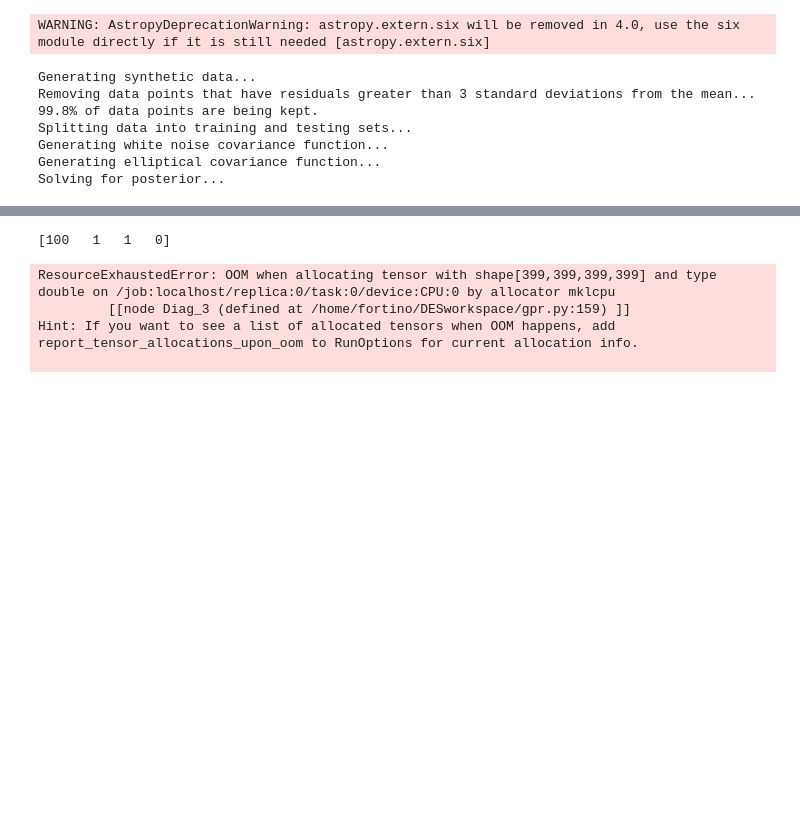
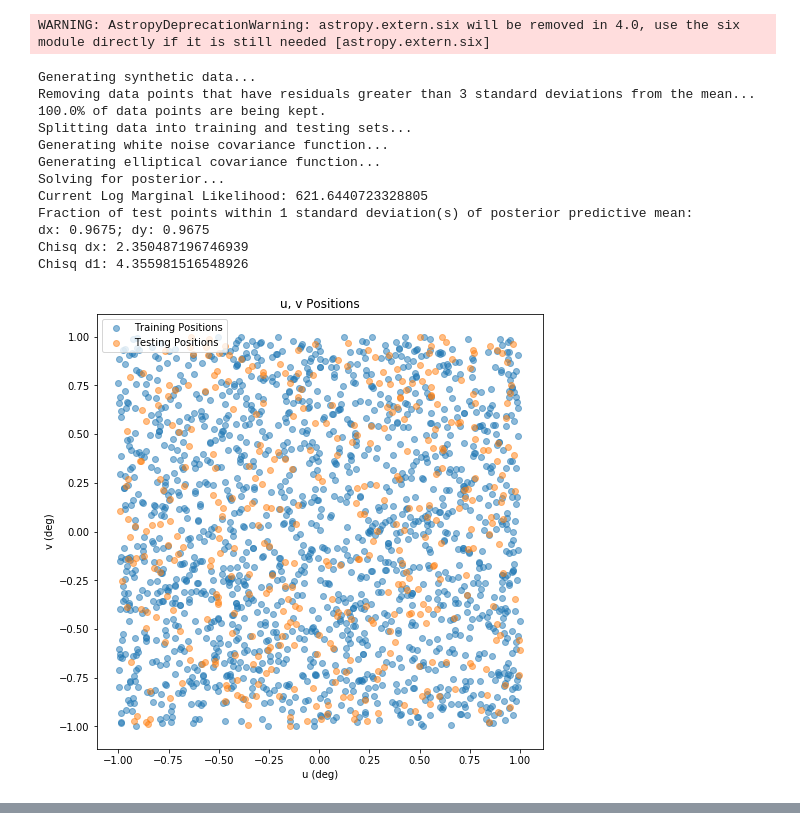
Before and after one commit to FoxFortino/DESworkspace, a Jupyter notebook: GPR_Tensorflow.ipynb, the cells around one changed output, grey strips where cells are left out. Cells and saved outputs as stored; diff of their text form; code cells hidden in the pictures; blank space fills up the shorter version.

```diff
--- a/GPR_Tensorflow.ipynb
+++ b/GPR_Tensorflow.ipynb
@@ -10,18 +10,25 @@ WARNING: AstropyDeprecationWarning: astropy.extern.six will be removed in 4.0, u
 # %%
 thetaS = np.array([250, 0.1, 0.4, np.pi/6])
 
-GP = gpr.GPR(verbose=True, random_state=0, tensor=True)
+GP = gpr.GPR(verbose=True, random_state=0, tensor=False)
 # GP.extract_exposure('/data4/paper/fox/DES/austinFull.fits', 500)
-GP.gen_synthetic_data(500, thetaS)
+GP.gen_synthetic_data(2000, thetaS)
 GP.remove_outliers(3)
 GP.split_data(0.20)
 GP.white_cov()
 GP.fit(thetaS)
+GP.summary()
 # %% [output]
 Generating synthetic data...
 Removing data points that have residuals greater than 3 standard deviations from the mean...
-99.8% of data points are being kept.
+100.0% of data points are being kept.
 Splitting data into training and testing sets...
 Generating white noise covariance function...
 Generating elliptical covariance function...
 Solving for posterior...
+Current Log Marginal Likelihood: 621.6440723328805
+Fraction of test points within 1 standard deviation(s) of posterior predictive mean:
+dx: 0.9675; dy: 0.9675
+Chisq dx: 2.350487196746939
+Chisq d1: 4.355981516548926
+[figure, added]
@@ -37,12 +50,6 @@ GP.verbose = False
 bounds = np.array([(1, 1e3), (1e-3, 100), (1e-3, 100), (-np.inf, np.inf)])
 theta0 = np.array([100, 1, 1, 0])
 
-LML(theta0)
+# LML(theta0)
-# %% [output]
-[100   1   1   0]
-ResourceExhaustedError: OOM when allocating tensor with shape[399,399,399,399] and type double on /job:localhost/replica:0/task:0/device:CPU:0 by allocator mklcpu
-         [[node Diag_3 (defined at /home/fortino/DESworkspace/gpr.py:159) ]]
-Hint: If you want to see a list of allocated tensors when OOM happens, add report_tensor_allocations_upon_oom to RunOptions for current allocation info.
-
 # %%
 result = minimize(LML, theta0, method='L-BFGS-B', bounds=bounds, options={'eps': 0.01})
```
Also changed, not shown: parts of 4 cells of this notebook.
